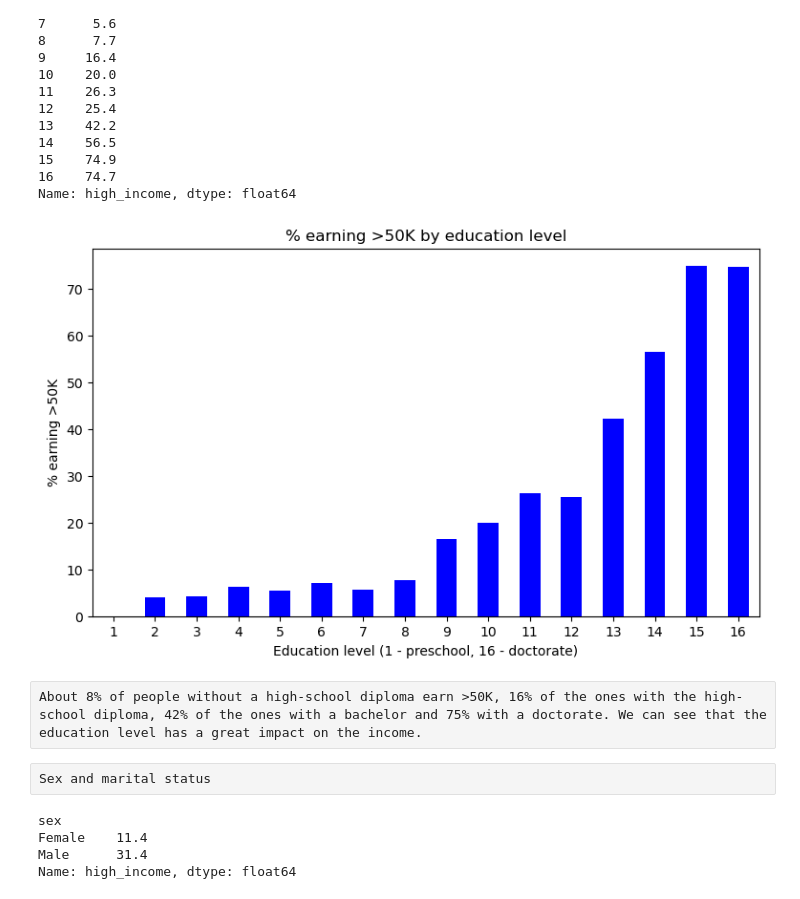
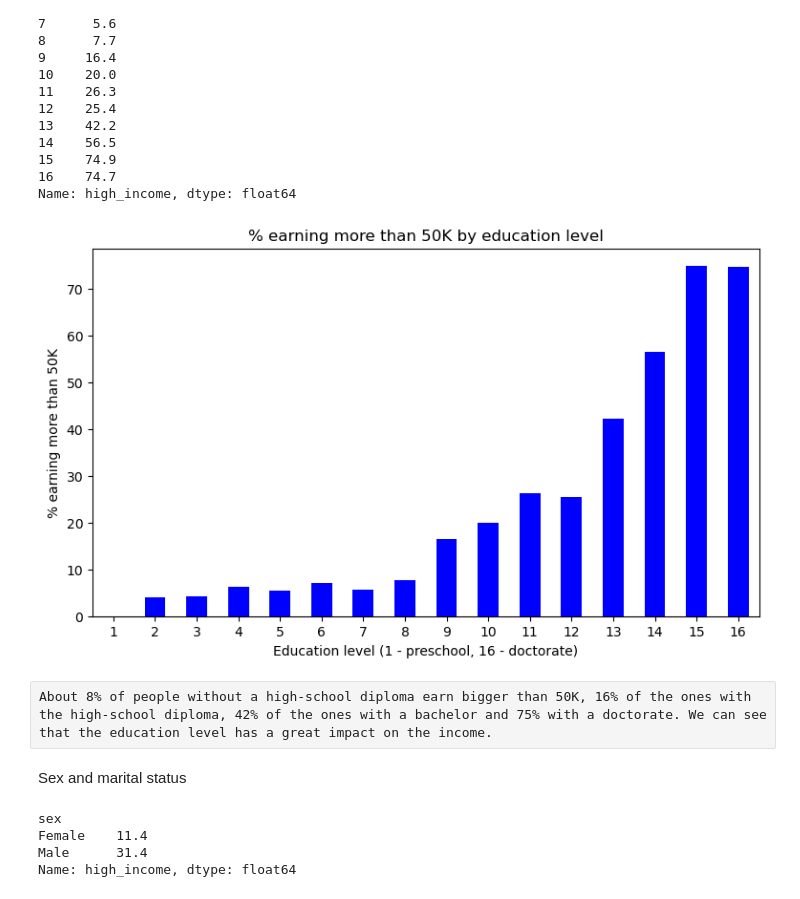
Before and after one commit to henr1quemorais/data-exploration-and-preparation-ca1, a Jupyter notebook: Adult Census Income.ipynb, the cells around one changed output. Cells and saved outputs as stored; diff of their text form; code cells hidden in the pictures.

```diff
--- a/Adult Census Income.ipynb
+++ b/Adult Census Income.ipynb
@@ -317,15 +317,15 @@ education.num
 Name: high_income, dtype: float64
 # %%
 edu_income.plot(kind="bar", color="blue", figsize=(9, 5))
-plt.title("% earning >50K by education level")
+plt.title("% earning more than 50K by education level")
 plt.xlabel("Education level (1 - preschool, 16 - doctorate)")
-plt.ylabel("% earning >50K")
+plt.ylabel("% earning more than 50K")
 plt.xticks(rotation=0)
 plt.show()
 # %% [output]
-[figure, old version]
+[figure, new version]
 # %% [raw]
-About 8% of people without a high-school diploma earn >50K, 16% of the ones with the high-school diploma, 42% of the ones with a bachelor and 75% with a doctorate. We can see that the education level has a great impact on the income.
+About 8% of people without a high-school diploma earn bigger than 50K, 16% of the ones with the high-school diploma, 42% of the ones with a bachelor and 75% with a doctorate. We can see that the education level has a great impact on the income.
-# %% [raw]
-Sex and marital status
+# %% [markdown]
+Sex and marital status
 # %%
```
Also changed, not shown: parts of 15 cells of this notebook.
